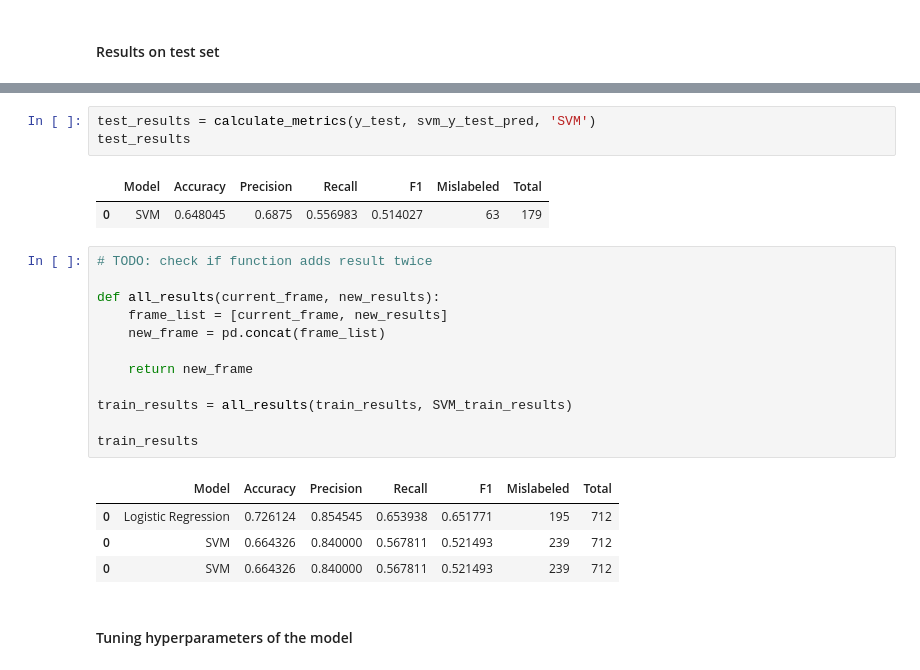
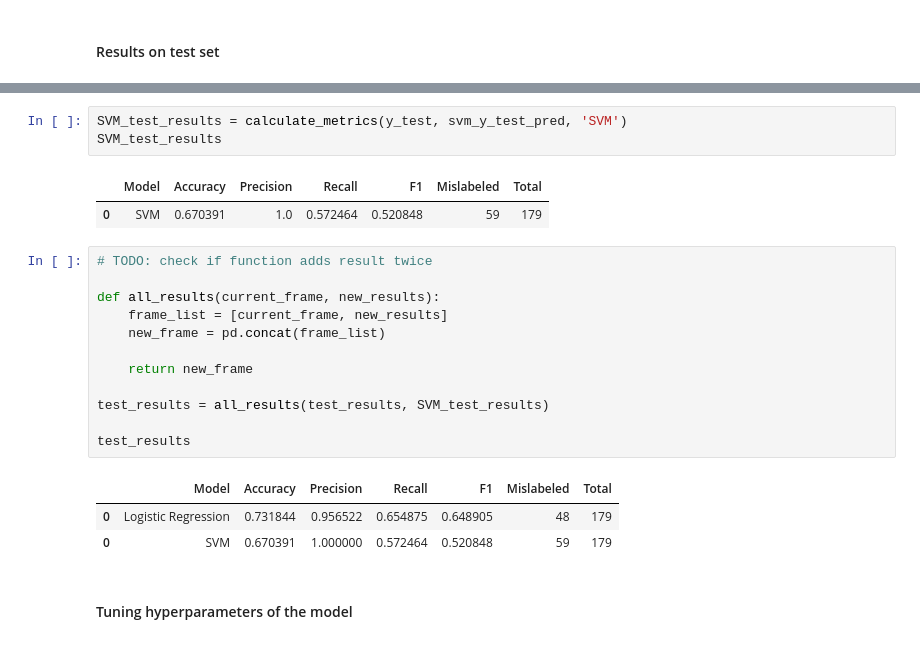
Before and after one commit to dan-ski/Titanic, a Jupyter notebook: Titanic.ipynb, the cells around one changed output, grey strips where cells are left out. Cells and saved outputs as stored; diff of their text form.

```diff
--- a/Titanic.ipynb
+++ b/Titanic.ipynb
@@ -545,26 +536,25 @@ print_confusion_matrix(y_test,
 # %%
-test_results = calculate_metrics(y_test, svm_y_test_pred, 'SVM')
-test_results
+SVM_test_results = calculate_metrics(y_test, svm_y_test_pred, 'SVM')
+SVM_test_results
 # %% [output]
 |  | Model | Accuracy | Precision | Recall | F1 | Mislabeled | Total |
-| 0 | SVM | 0.648045 | 0.6875 | 0.556983 | 0.514027 | 63 | 179 |
+| 0 | SVM | 0.670391 | 1.0 | 0.572464 | 0.520848 | 59 | 179 |
 # %%
 # TODO: check if function adds result twice
 
 def all_results(current_frame, new_results):
     frame_list = [current_frame, new_results]
     new_frame = pd.concat(frame_list)
 
     return new_frame
 
-train_results = all_results(train_results, SVM_train_results)
+test_results = all_results(test_results, SVM_test_results)
 
-train_results
+test_results
 # %% [output]
 |  | Model | Accuracy | Precision | Recall | F1 | Mislabeled | Total |
-| 0 | Logistic Regression | 0.726124 | 0.854545 | 0.653938 | 0.651771 | 195 | 712 |
-| 0 | SVM | 0.664326 | 0.840000 | 0.567811 | 0.521493 | 239 | 712 |
-| 0 | SVM | 0.664326 | 0.840000 | 0.567811 | 0.521493 | 239 | 712 |
+| 0 | Logistic Regression | 0.731844 | 0.956522 | 0.654875 | 0.648905 | 48 | 179 |
+| 0 | SVM | 0.670391 | 1.000000 | 0.572464 | 0.520848 | 59 | 179 |
 # %% [markdown]
 #### Tuning hyperparameters of the model
 # %%
```
Also changed, not shown: parts of 35 cells of this notebook.
